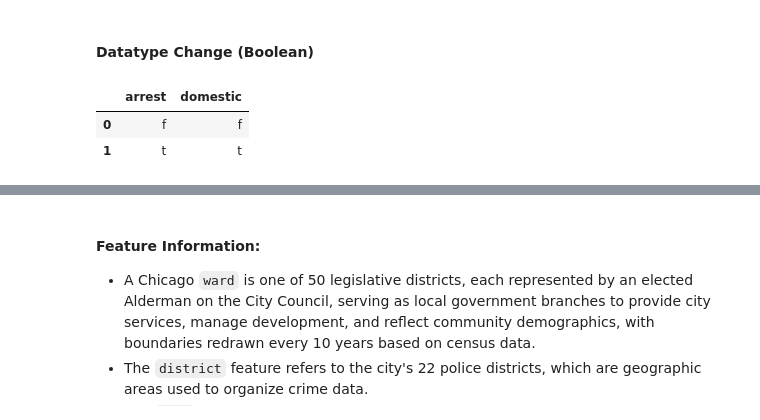
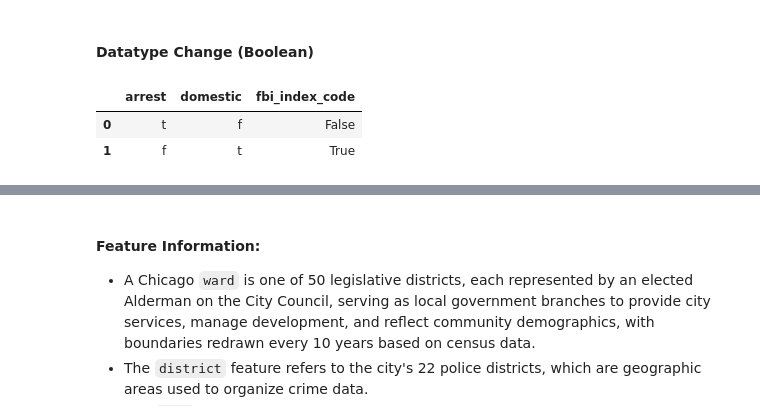
Before and after one commit to SirErikPak/ChicagoCrime, a Jupyter notebook: Notebook/ChicagoCrimeWrangle.ipynb, the cells around one changed output, grey strips where cells are left out. Drawn from its saved outputs; the diff is of its cells as text; code cells hidden in the pictures.

```diff
--- a/Notebook/ChicagoCrimeWrangle.ipynb
+++ b/Notebook/ChicagoCrimeWrangle.ipynb
@@ -128,9 +138,0 @@ Number of Duplicates: 178
-# %%
-# num of rows before
-before = df_crime.shape[0]
-# remove any duplicates
-df_crime = df_crime.sort_values('updated_on').drop_duplicates(keep='last').reset_index(drop=True)
-# num of rows after
-after = df_crime.shape[0]
-print(f"Duplicate Rows Removed: {(before - after):,}")
-print(f"Shape: {df_crime.shape[0]:,} Rows & {df_crime.shape[1]:,} Columns")
@@ -140,3 +138,0 @@ Shape: 8,469,872 Rows & 33 Columns
-# %%
-# drop updated_on
-df_crime = df_crime.drop(columns=['updated_on', 'case_number'])
@@ -235,9 +232,6 @@ df_crime[["fbi_code_desc", "fbi_index_code"]] = pd.DataFrame({
 # convert to arrow datatype
 df_crime["fbi_code_desc"] = df_crime["fbi_code_desc"].astype(arrow_string)
 df_crime["fbi_index_code"] = df_crime["fbi_index_code"]
-
-# drop fbi_code & relared descriptions
-df_crime = df_crime.drop(columns=['iucr', 'primary_description', 'secondary_description', 'primary_type', 'fbi_code', 'index_code'])
 # %%
 # df_crime[['iucr','primary_description','secondary_description','description','fbi_code']][df_crime['fbi_code'] == '01A'].sample(5)
 df_crime[['fbi_code_desc','description', 'location_description', 'domestic', 'fbi_index_code']].sample(n=5, random_state=SEED)
@@ -305,5 +244,0 @@ print(diff_neighborhoods.sample(n=10, random_state=SEED).sort_values('primary_ne
-# %%
-# drop secondary_neighborhood
-df_crime = df_crime.drop(columns=['secondary_neighborhood'])
-# display
-df_crime.sample(n=5, random_state=SEED)
@@ -318,11 +246,11 @@ df_crime.sample(n=5, random_state=SEED)
 #### Datatype Change (Boolean)
 # %%
 # check for unique values
-df_crime[['arrest','domestic']].apply(lambda s: s.unique())
+df_crime[['arrest','domestic', 'fbi_index_code']].apply(lambda s: s.unique())
 # %% [output]
-|  | arrest | domestic |
-| 0 | f | f |
-| 1 | t | t |
+|  | arrest | domestic | fbi_index_code |
+| 0 | t | f | False |
+| 1 | f | t | True |
 # %%
 # convert to pyarrow boolean
 df_crime[['arrest','domestic']] = (
```
Also changed, not shown: parts of 182 cells of this notebook, 7 other files.
